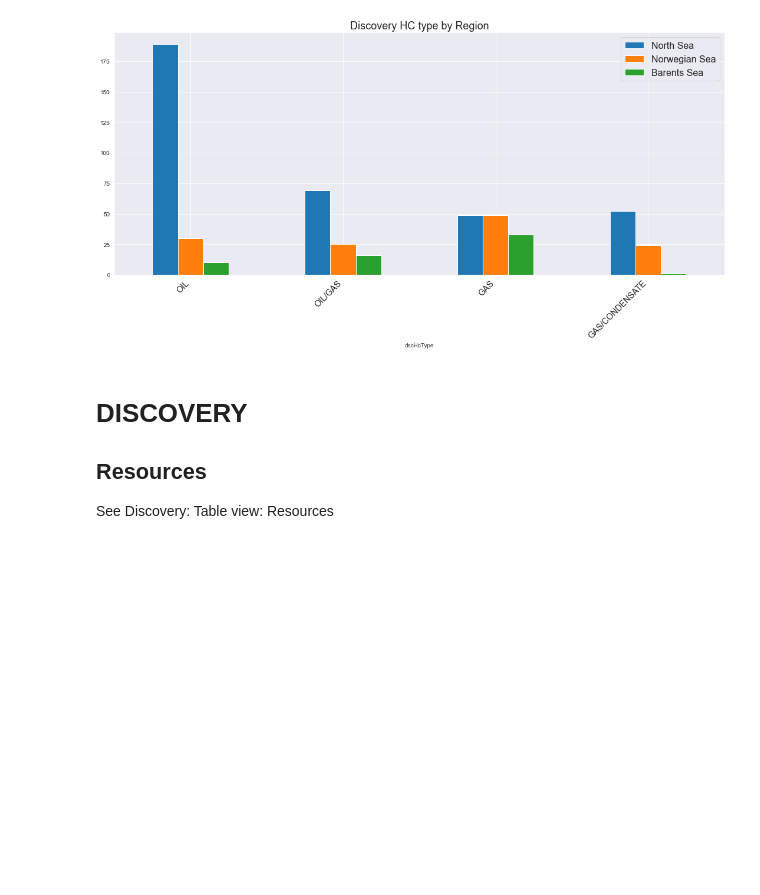
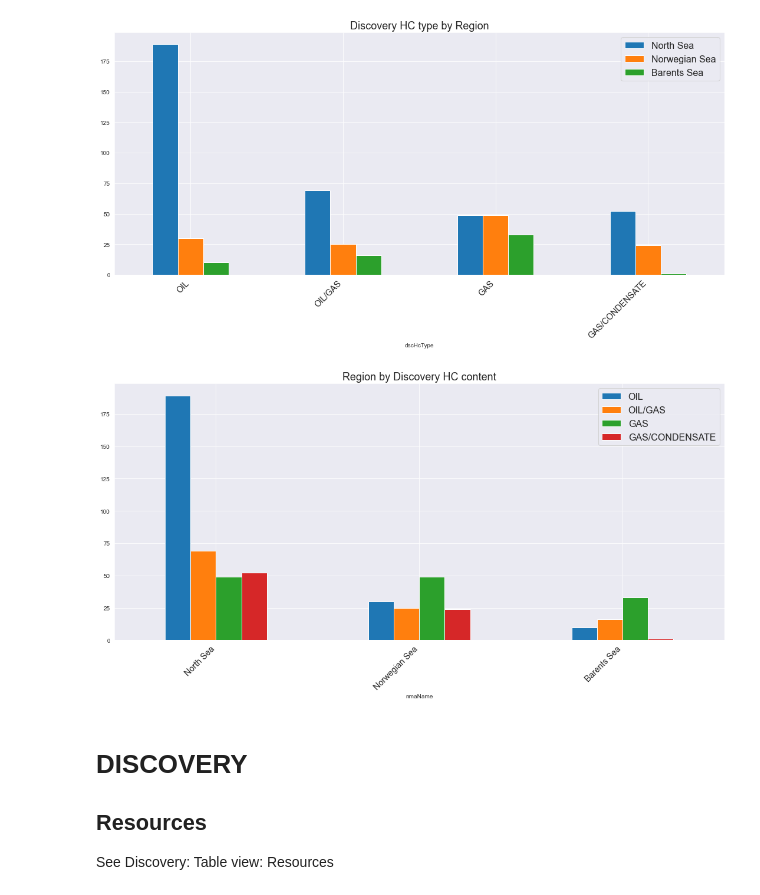
Before and after one commit to ABDunbar/NPD-Visualisation, a Jupyter notebook: npd_links.ipynb, the cells around one changed output. Cells and saved outputs as stored; diff of their text form; code cells hidden in the pictures; blank space fills up the shorter version.

```diff
--- a/npd_links.ipynb
+++ b/npd_links.ipynb
@@ -219,3 +212,14 @@ def absolute_value(val):
+# %%
+reg_disc = df.groupby([ 'nmaName', 'dscHcType']).size().unstack()
+reg_disc = reg_disc.reindex(['North Sea', 'Norwegian Sea', 'Barents Sea'])
+reg_disc = reg_disc[["OIL",  "OIL/GAS", "GAS","GAS/CONDENSATE"]]
+# %%
+reg_disc.plot(kind='bar', figsize=(15,8), title='region by HC content')
+plt.xticks(rotation=45, horizontalalignment='right', fontweight='light', fontsize='x-large',)
+plt.title('Region by Discovery HC content', fontsize=18); plt.legend(loc=1, prop={'size': 16}); plt.tight_layout()
+plt.savefig("./figures/region_discovery_results_type.png"); plt.show()
+# %% [output]
+[figure, added]
 # %% [markdown]
 # DISCOVERY
 ## Resources
```
Also changed, not shown: parts of 5 cells of this notebook.
